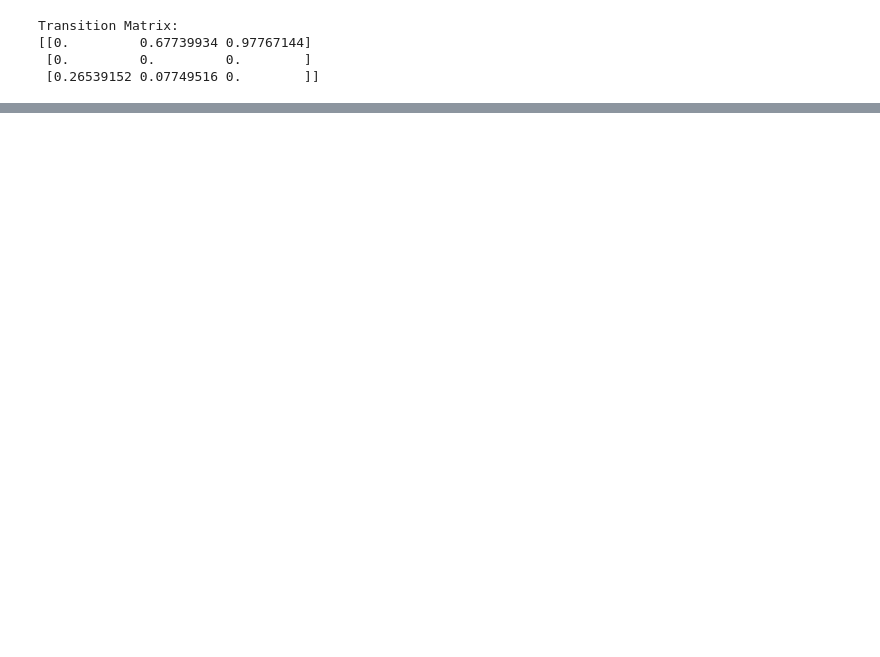
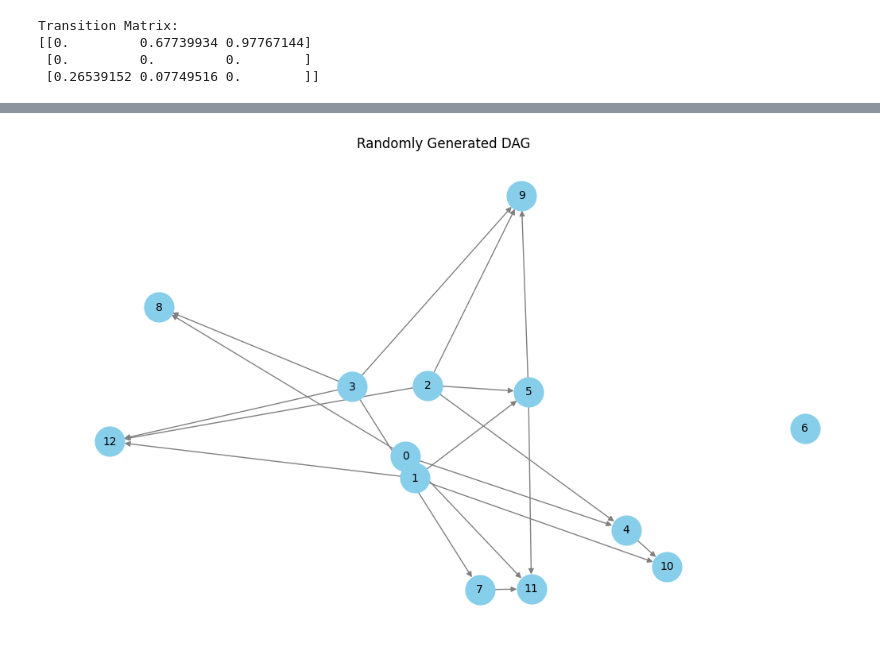
Before and after one commit to jchen1095/grn-thesis, a Jupyter notebook: generate_grn.ipynb, the cells around one changed output, grey strips where cells are left out. Saved outputs shown, nothing was run; the diff lists cells and outputs as text; code cells hidden in the pictures; blank space fills up the shorter version.

```diff
--- a/generate_grn.ipynb
+++ b/generate_grn.ipynb
@@ -236,0 +309,49 @@ No solution found
+# %%
+import random
+import time
+import networkx as nx
+import matplotlib.pyplot as plt
+
+# Constants
+MIN_PER_RANK = 1
+MAX_PER_RANK = 5
+MIN_RANKS = 3
+MAX_RANKS = 5
+PERCENT = 30
+
+def generate_random_dag_graph():
+    random.seed(time.time())
+
+    G = nx.DiGraph()
+    nodes = 0
+    ranks = random.randint(MIN_RANKS, MAX_RANKS)
+
+    for _ in range(ranks):
+        new_nodes = random.randint(MIN_PER_RANK, MAX_PER_RANK)
+
+        for j in range(nodes):
+            for k in range(new_nodes):
+                if random.randint(0, 99) < PERCENT:
+                    G.add_edge(j, k + nodes)
+
+        for k in range(new_nodes):
+            G.add_node(k + nodes)
+
+        nodes += new_nodes
+
+    return G
+
+def visualize_dag(G):
+    plt.figure(figsize=(10, 6))
+    pos = nx.spring_layout(G, seed=42)  # You can try nx.kamada_kawai_layout or shell_layout
+    nx.draw(G, pos, with_labels=True, node_color='skyblue', arrows=True,
+            node_size=700, font_size=10, edge_color='gray', arrowstyle='-|>')
+    plt.title("Randomly Generated DAG")
+    plt.tight_layout()
+    plt.show()
+
+if __name__ == "__main__":
+    dag = generate_random_dag_graph()
+    visualize_dag(dag)
+# %% [output]
+[figure, added]
```
Also changed, not shown: parts of 3 cells of this notebook, 4 other files.
